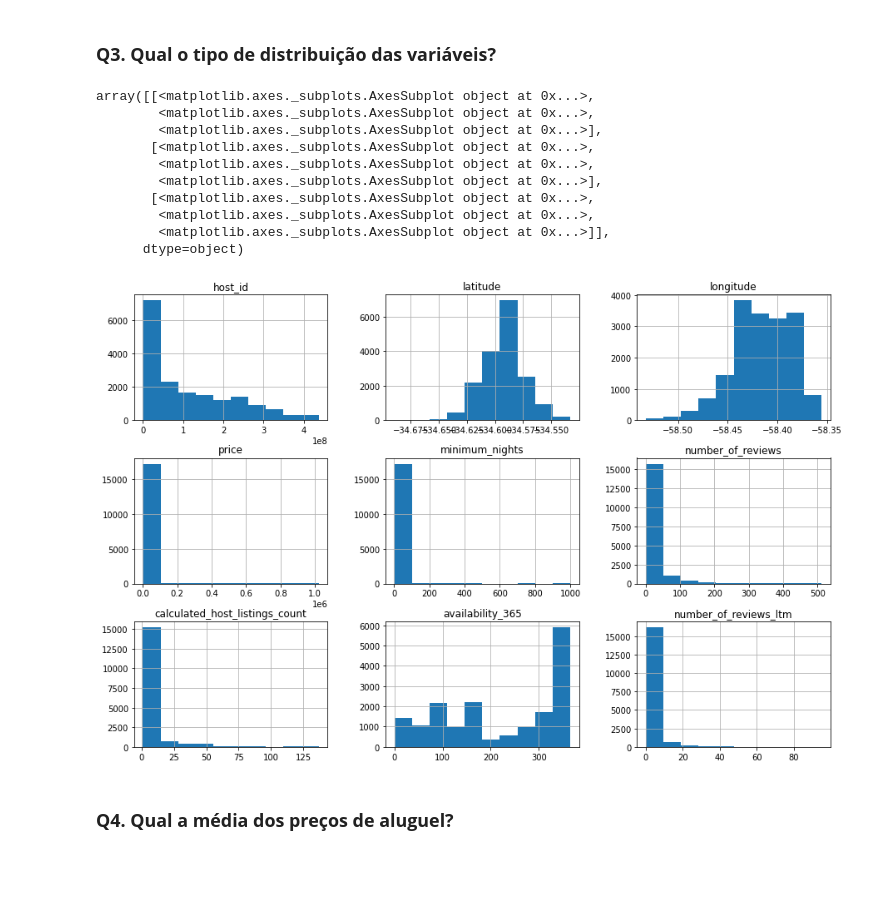
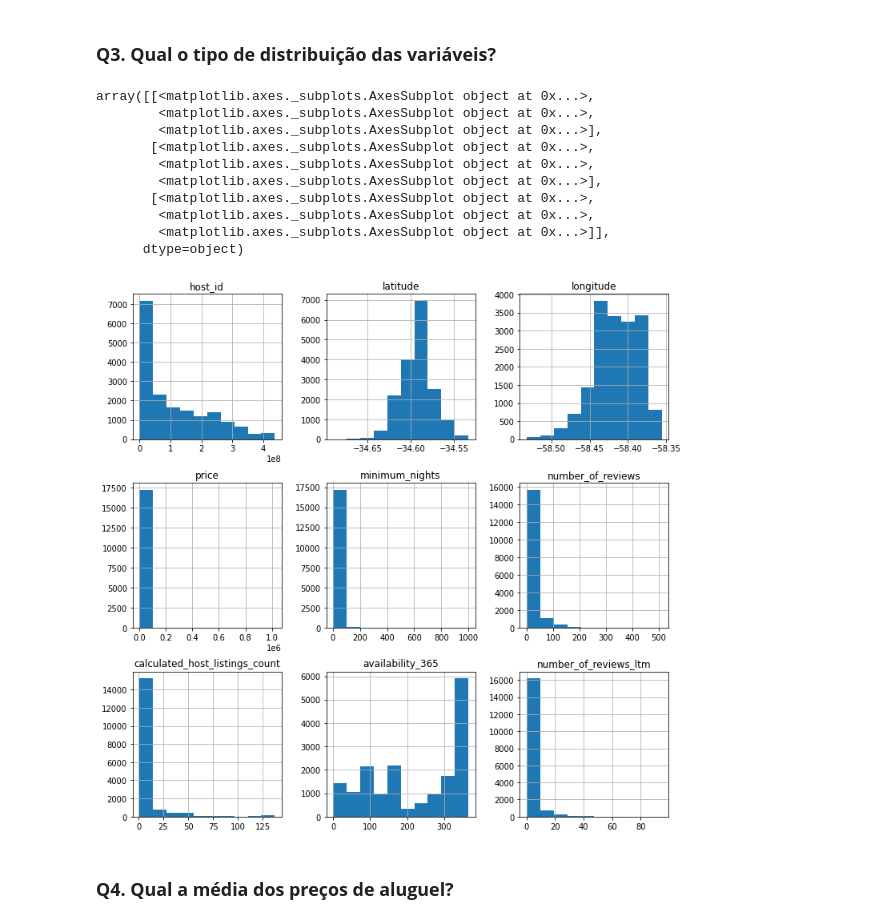
Before and after one commit to AlvesNelly/projeto_airbnb, a Jupyter notebook: [Buenos_Aires]_Analisando_os_Dados_do_Airbnb.ipynb, the cells around one changed output. Saved outputs shown, nothing was run; the diff lists cells and outputs as text; code cells hidden in the pictures; blank space fills up the shorter version.

```diff
--- a/[Buenos_Aires]_Analisando_os_Dados_do_Airbnb.ipynb
+++ b/[Buenos_Aires]_Analisando_os_Dados_do_Airbnb.ipynb
@@ -229,19 +229,19 @@ host_name_null = df_buenos_aires[df_buenos_aires.host_name.isnull()]
 ### **Q3. Qual o tipo de distribuição das variáveis?**
 # %%
 # plotar o histograma das variáveis numéricas
-df_buenos_aires.hist(bins=10, figsize=(15,10))
+df_buenos_aires.hist(bins=10, figsize=(12,12))
 # %% [output]
 array([[<matplotlib.axes._subplots.AxesSubplot object at 0x...>,
         <matplotlib.axes._subplots.AxesSubplot object at 0x...>,
         <matplotlib.axes._subplots.AxesSubplot object at 0x...>],
        [<matplotlib.axes._subplots.AxesSubplot object at 0x...>,
         <matplotlib.axes._subplots.AxesSubplot object at 0x...>,
         <matplotlib.axes._subplots.AxesSubplot object at 0x...>],
        [<matplotlib.axes._subplots.AxesSubplot object at 0x...>,
         <matplotlib.axes._subplots.AxesSubplot object at 0x...>,
         <matplotlib.axes._subplots.AxesSubplot object at 0x...>]],
       dtype=object)
-[figure, old version]
+[figure, new version]
 # %% [markdown]
 ### **Q4. Qual a média dos preços de aluguel?**
 # %%
```
